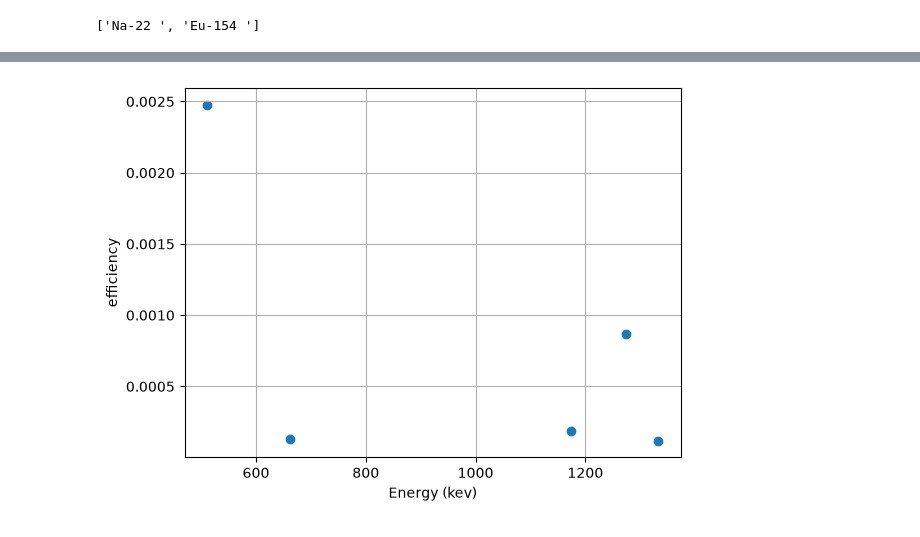
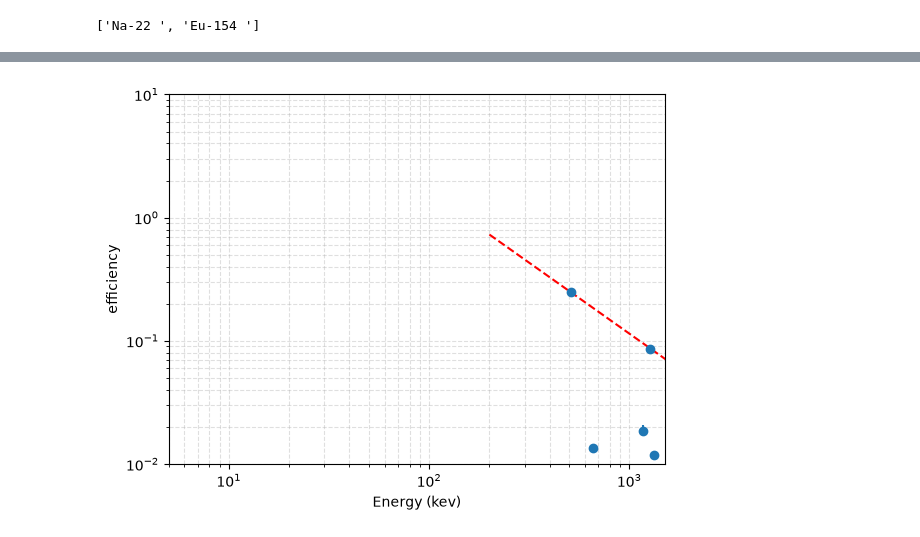
Before and after one commit to edwarddrenth/NSP2-particle-physics, a Jupyter notebook: fit.ipynb, the cells around one changed output, grey strips where cells are left out. Saved outputs shown, nothing was run; the diff lists cells and outputs as text; code cells hidden in the pictures.

Commit message:
efficiency

```diff
--- a/fit.ipynb
+++ b/fit.ipynb
@@ -60,18 +69,18 @@ def fitten_pulseheight(file, cutoff1, cutoff2):
 Uses function above with our measuremnts and parameters
 # %%
 
-pulseheight_Na, std_Na, pulseheight_list_Na, counts_Na,Area_NA = fitten_pulseheight(
+pulseheight_Na, std_Na, pulseheight_list_Na, counts_Na,Area_NA, Area_std_pulseheight_Na, Pulseheight_total_Na,  counts_total_NA = fitten_pulseheight(
     "calibration_HPGE/spectrum_Na_22_2", 190,400
 )
-pulseheight_Cs1, std_Cs1, pulse_height_list_Cs1, counts_Cs1, Area_CS1= fitten_pulseheight(
+pulseheight_Cs1, std_Cs1, pulse_height_list_Cs1, counts_Cs1, Area_CS1, Area_std_pulseheight_Cs1, Pulseheight_total_Cs1,  counts_total_Cs1= fitten_pulseheight(
     "calibration_HPGE/spectrum_Cs_137_1", 200,1000
 )
 
-pulseheight_Co2, std_Co2, pulseheight_list_Co2, counts_Co2, ARea_Co1 = fitten_pulseheight(
+pulseheight_Co2, std_Co2, pulseheight_list_Co2, counts_Co2, ARea_Co1, Area_std_pulseheight_Co1, Pulseheight_total_Co1,  counts_total_Co1 = fitten_pulseheight(
     "calibration_HPGE/spectrum_Co_60_2", 500,1000
 )
 
-pulseheight_Co3, std_Co3, pulseheight_list_Co3, counts_Co3, Area_Co3 = fitten_pulseheight(
+pulseheight_Co3, std_Co3, pulseheight_list_Co3, counts_Co3, Area_Co3, Area_std_pulseheight_Co3,Pulseheight_total_Co3,  counts_total_C03 = fitten_pulseheight(
     "spectrum_Co_60_3_semiconductor", 500,1000
 )
 pulseheight_array = np.array(
@@ -460,24 +491,24 @@ the energy range is 1257.8610927129612 - 1277.2672265230385
 the possible isotopes are ['Na-22 ', 'Eu-154 ']
 ['Na-22 ', 'Eu-154 ']
 # %%
-pulseheight_Co1, std_co1, pulseheight_list_co1, counts_co1, Area_co1 = fitten_pulseheight(
+pulseheight_Co1, std_co1, pulseheight_list_co1, counts_co1, Area_co1, Area_std_co1, Pulseheight_total_co1 , counts_total_Co1 = fitten_pulseheight(
     "co_60_activity", 450, 500
 )
 
-pulseheight_co2, std_co2, pulseheight_list_co2, counts_co2, Area_co2 = fitten_pulseheight(
+pulseheight_co2, std_co2, pulseheight_list_co2, counts_co2, Area_co2, Area_std_co2, Pulseheight_total_co2,counts_total_Co2 = fitten_pulseheight(
     "co_60_activity", 500, 550
 )
 
-pulseheight_Cs, std_cs, pulseheight_list_cs, counts_cs, Area_cs = fitten_pulseheight(
+pulseheight_Cs, std_cs, pulseheight_list_cs, counts_cs, Area_cs, Area_std_cs, Pulseheight_total_cs,counts_total_Cs = fitten_pulseheight(
     "Cs-137_activity", 250, 300
 )
 
-pulseheight_na1, std_na1, pulseheight_list_na1, counts_na1, Area_na1 = fitten_pulseheight(
+pulseheight_na1, std_na1, pulseheight_list_na1, counts_na1, Area_na1, Area_std_na1, Pulseheight_total_na1, counts_total_na1 = fitten_pulseheight(
     "na-22_activity", 190, 230
 )
 
 
-pulseheight_na2, std_na2, pulseheight_list_na2, counts_na2, Area_na2 = fitten_pulseheight(
+pulseheight_na2, std_na2, pulseheight_list_na2, counts_na2, Area_na2, Area_std_na2, Pulseheight_total_na2,counts_total_na2 = fitten_pulseheight(
     "na-22_activity", 450, 550
 )
 # %% [output]
@@ -506,24 +542,69 @@ def efficiency(N, intensity, A0, t, t_half):
     return N/(600*intensity/100*A0*np.exp((-(np.log(2))*t)/t_half))
 
 #co-60, cs-137, na-22
-N = [Area_co1, Area_co2, Area_cs, Area_na1, Area_na2]
+N = np.array([Area_co1, Area_co2, Area_cs, Area_na1, Area_na2])
 A0 = [391000, 382000, 36300]
 t = [15.98, 15.98, 7.28]
 t_half = [5.27, 30.05, 2.6029]
 intensity = [99.85, 99.9826, 84.99, 180.7, 99.94]
 
-eff = np.array([efficiency(N[0], intensity[0], A0[0], t[0], t_half[0]),
-       efficiency(N[1], intensity[1], A0[0], t[0], t_half[0]),
-       efficiency(N[2], intensity[2], A0[1], t[1], t_half[1]),
-       efficiency(N[3], intensity[3], A0[2], t[2], t_half[2]),
-       efficiency(N[4], intensity[4], A0[2], t[2], t_half[2])])
+N_std= np.array([Area_std_co1, Area_std_co2, Area_std_cs, Area_std_na1, Area_std_na2])
 
+eff = np.array([efficiency(N[0], intensity[0], A0[0], t[0], t_half[0])*100,
+       efficiency(N[1], intensity[1], A0[0], t[0], t_half[0])*100,
+       efficiency(N[2], intensity[2], A0[1], t[1], t_half[1])*100,
+       efficiency(N[3], intensity[3], A0[2], t[2], t_half[2])*100,
+       efficiency(N[4], intensity[4], A0[2], t[2], t_half[2])*100])
+eff_std = eff*N_std/N
 energy = np.array([1173.228, 1332.492, 661.657, 511, 1274.537])
+
+N_std_Na= np.array([ Area_std_na1, Area_std_na2])
+N_Na = np.array([Area_na1, Area_na2])
+
+E_Na = np.array([511, 1274.537])
+eff_Na = np.array([0.24775331, 0.08655978])
+
+eff_Na_std = eff_Na*N_std_Na/N_Na
+
+# Define power-law model
+def power_law(E, C, a):
+    return C * E**a
+
+# Create lmfit model
+model = lmfit.Model(power_law)
+
+# Initial parameter estimates
+params = model.make_params(C=300, a=-1)
+
+# Fit experimental data
+result = model.fit(eff_Na, params, E=E_Na, weights = 1/eff_Na_std)
+
+# Generate fitted curve
+E_fit = np.logspace(
+    np.log10(200),
+    np.log10(2000),
+    200
+)
+
+eff_fit = result.eval(E=E_fit)
+
+a = result.best_values["a"]
+C = result.best_values["C"]
+print(C,a)
+# Plot
+
+print()
+
+plt.plot(E_fit, eff_fit, 'r--')
 
 
 
-plt.scatter(energy ,eff)
-plt.grid(True)
+plt.errorbar(energy, eff, fmt = 'o', yerr= eff_std)
+plt.grid(True, which='both', linestyle='--', alpha=0.4)
+plt.yscale('log')
+plt.xscale('log')
+plt.xlim(5, 1500)
+plt.ylim(0.01,10)
 plt.xlabel("Energy (kev)")
 plt.ylabel("efficiency")
 plt.show()
@@ -531 +613 @@ plt.show()
-[figure, old version]
+[figure, new version]
```
Also changed, not shown: parts of 9 cells of this notebook.
